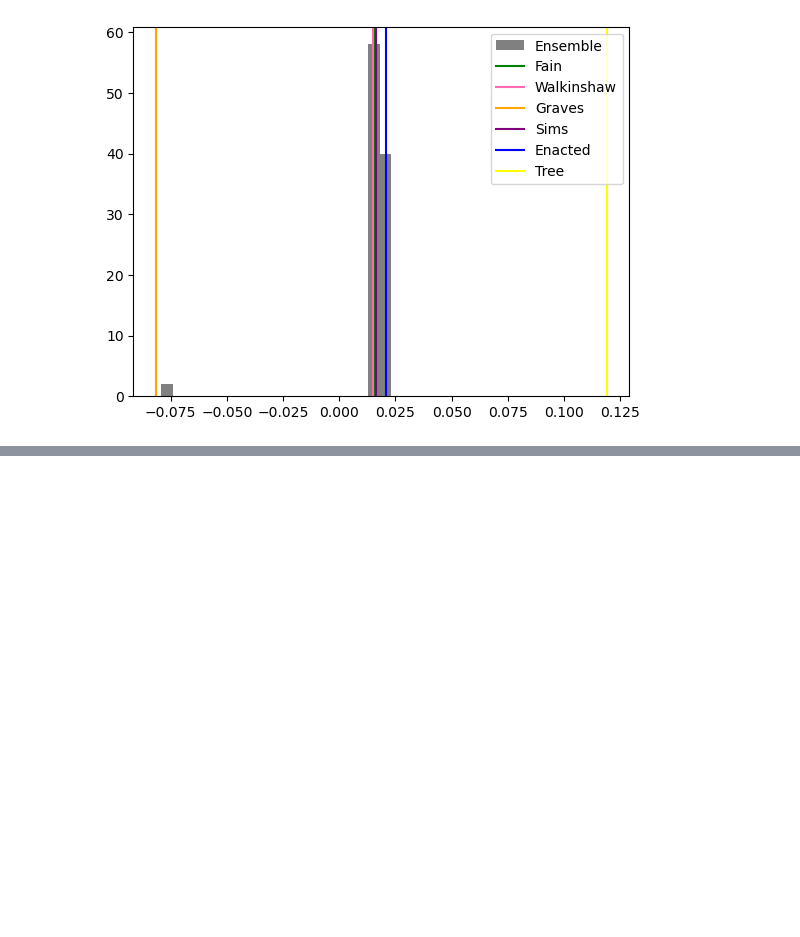
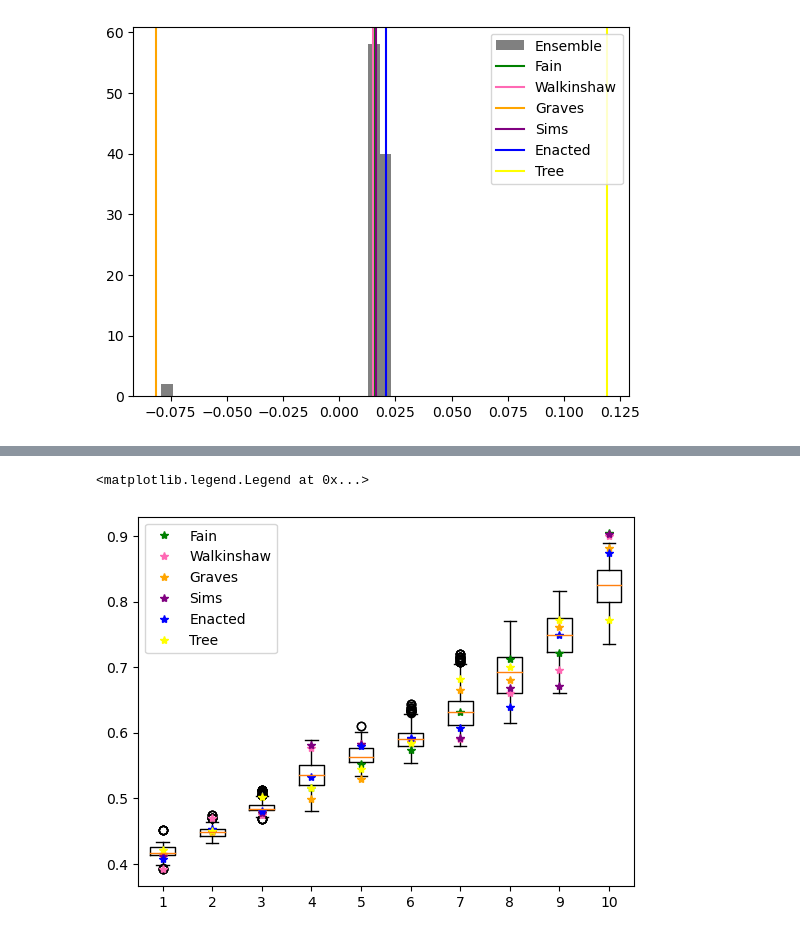
Before and after one commit to drdeford/CISER_GerryChain, a Jupyter notebook: 4_Ensembles.ipynb, the cells around one changed output, grey strips where cells are left out. Cells and saved outputs as stored; diff of their text form; code cells hidden in the pictures; blank space fills up the shorter version.

```diff
--- a/4_Ensembles.ipynb
+++ b/4_Ensembles.ipynb
@@ -553,0 +556,9 @@ plt.boxplot(np.array(percs))
+# %%
+plt.boxplot(np.array(percs))
+for plan in range(6):
+    plt.plot([x+1 for x in range(10)],sorted(list(proposed_plans[plan]["PRS"].percents("Democratic"))),"*",label=plan_names[plan],color=clist[plan])
+
+plt.legend()
+# %% [output]
+<matplotlib.legend.Legend at 0x...>
+[figure, added]
```
Also changed, not shown: parts of 3 cells of this notebook.
